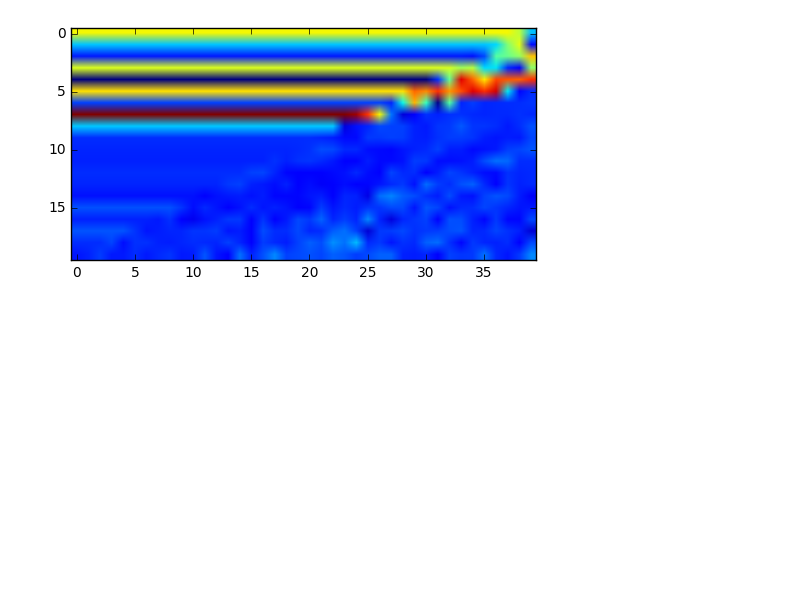
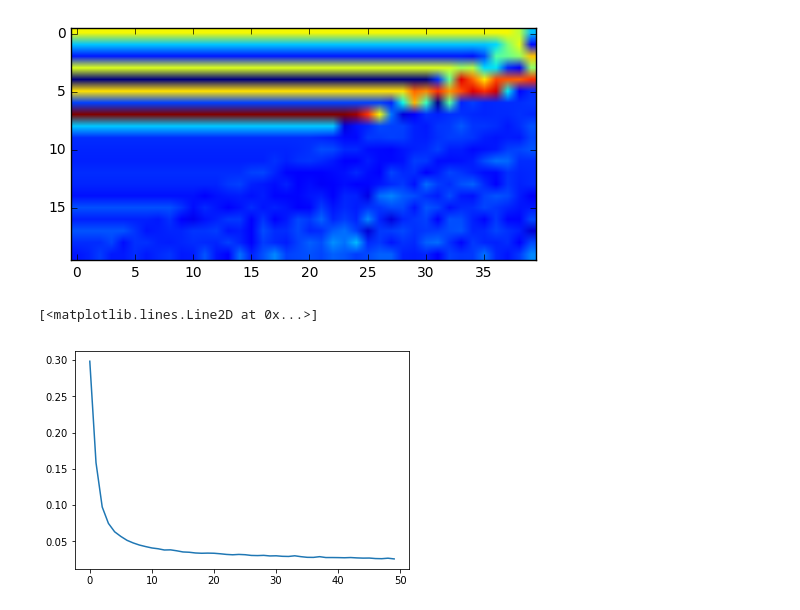
Before and after one commit to stunglan/CarND-term1, a Jupyter notebook: behavior-cloning/test images.ipynb, the cells around one changed output. Saved outputs shown, nothing was run; the diff lists cells and outputs as text; code cells hidden in the pictures; blank space fills up the shorter version.

```diff
--- a/behavior-cloning/test images.ipynb
+++ b/behavior-cloning/test images.ipynb
@@ -204,4 +204,9 @@ y: 4.0627916382
 <matplotlib.image.AxesImage at 0x...>
 [figure]
 # %%
-x = [0.2983,0.1584,0.0973,0.0747,0.0631,0.0567,0.0513,0.0477,0.0448,0.0427,0.0408,0.0397,0.0380,0.0382,0.0369,0.0353,0.0349,0.0339,0.0335,0.0337,0.0335,0.0328,0.0319,0.0314,0.0319,0.0315,0.0305]
+x = [0.2983,0.1584,0.0973,0.0747,0.0631,0.0567,0.0513,0.0477,0.0448,0.0427,0.0408,0.0397,0.0380,0.0382,0.0369,0.0353,0.0349,0.0339,0.0335,0.0337,0.0335,0.0328,0.0319,0.0314,0.0319,0.0315,0.0305,0.0303,0.0306,0.0298,0.0300,0.0293,0.0291,0.0300,0.0288,0.0279,0.0278,0.0288,0.0276,0.0276,0.0275,0.0273,0.0276,0.0271,0.0268,0.0269,0.0262,0.0260,0.0267,0.0257]
+# %%
+plt.plot(x)
+# %% [output]
+[<matplotlib.lines.Line2D at 0x...>]
+[figure, added]
```
Also changed, not shown: parts of 1 cell of this notebook, 2 other files.
